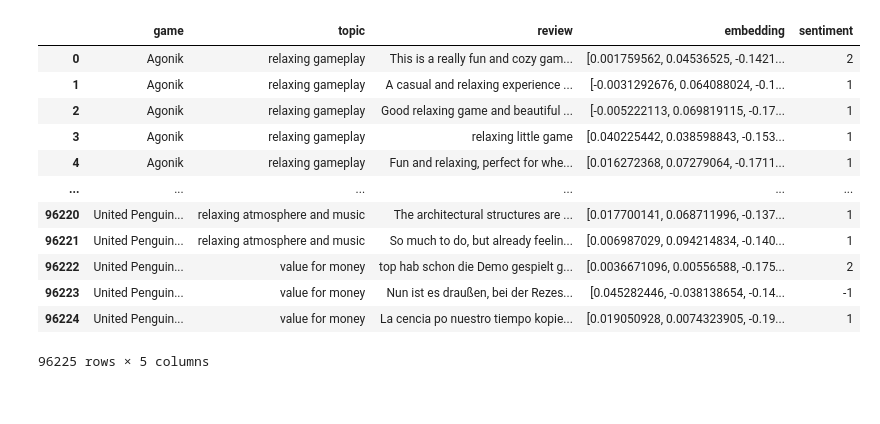
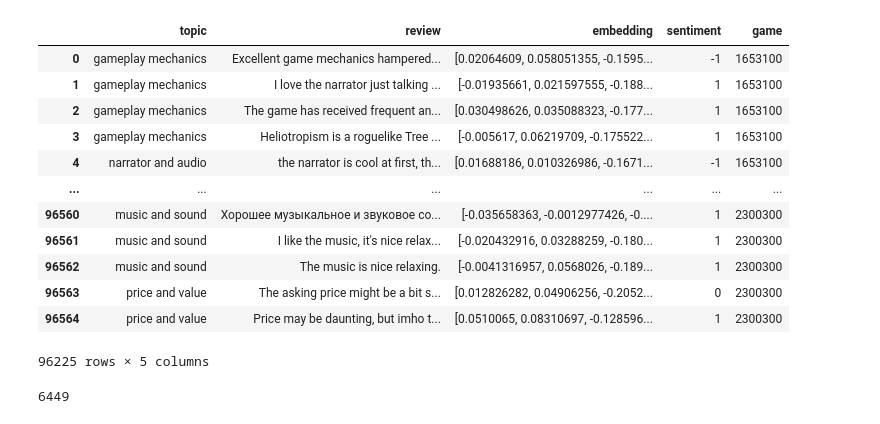
Before and after one commit to rik1599/mth-review-analysis, a Jupyter notebook: queries.ipynb, the cells around one changed output. Drawn from its saved outputs; the diff is of its cells as text; code cells hidden in the pictures.

```diff
--- a/queries.ipynb
+++ b/queries.ipynb
@@ -33,36 +1,39 @@ Name: game, dtype: object
 # %%
+import pandas as pd
+import numpy as np
+import re
+
 df = pd.read_parquet('output/sentiments.parquet')
 
 # Dataset cleaning
 df.dropna(inplace=True)
 df = df[(df['review'].apply(lambda x: re.match(r'^[()\[\]{}\'!,.: ]+$', x) is None)) & (df['review'].apply(lambda x: len(x) > 1))]
 
 df['sentiment'] = df['sentiment'].map({
     'Very Negative': -2,
     'Negative': -1,
     'Neutral': 0,
     'Positive': 1,
     'Very Positive': 2
 })
 
-df.rename(columns={'game': 'SteamID'}, inplace=True)
-
-df = games[['game', 'SteamID']].merge(df, on='SteamID', how='inner').drop(columns=['SteamID'])
+#df.rename(columns={'game': 'SteamID'}, inplace=True)
+#df = games[['game', 'SteamID']].merge(df, on='SteamID', how='inner').drop(columns=['SteamID'])
 df['game'] = df['game'].astype('category')
 
 df
 # %% [output]
-|  | game | topic | review | embedding | sentiment |
-| 0 | Agonik | relaxing gameplay | This is a really fun and cozy gam... | [0.001759562, 0.04536525, -0.1421... | 2 |
-| 1 | Agonik | relaxing gameplay | A casual and relaxing experience ... | [-0.0031292676, 0.064088024, -0.1... | 1 |
-| 2 | Agonik | relaxing gameplay | Good relaxing game and beautiful ... | [-0.005222113, 0.069819115, -0.17... | 1 |
-| 3 | Agonik | relaxing gameplay | relaxing little game | [0.040225442, 0.038598843, -0.153... | 1 |
-| 4 | Agonik | relaxing gameplay | Fun and relaxing, perfect for whe... | [0.016272368, 0.07279064, -0.1711... | 1 |
+|  | topic | review | embedding | sentiment | game |
+| 0 | gameplay mechanics | Excellent game mechanics hampered... | [0.02064609, 0.058051355, -0.1595... | -1 | 1653100 |
+| 1 | gameplay mechanics | I love the narrator just talking ... | [-0.01935661, 0.021597555, -0.188... | 1 | 1653100 |
+| 2 | gameplay mechanics | The game has received frequent an... | [0.030498626, 0.035088323, -0.177... | 1 | 1653100 |
+| 3 | gameplay mechanics | Heliotropism is a roguelike Tree ... | [-0.005617, 0.06219709, -0.175522... | 1 | 1653100 |
+| 4 | narrator and audio | the narrator is cool at first, th... | [0.01688186, 0.010326986, -0.1671... | -1 | 1653100 |
 | ... | ... | ... | ... | ... | ... |
-| 96220 | United Penguin... | relaxing atmosphere and music | The architectural structures are ... | [0.017700141, 0.068711996, -0.137... | 1 |
-| 96221 | United Penguin... | relaxing atmosphere and music | So much to do, but already feelin... | [0.006987029, 0.094214834, -0.140... | 1 |
-| 96222 | United Penguin... | value for money | top hab schon die Demo gespielt g... | [0.0036671096, 0.00556588, -0.175... | 2 |
-| 96223 | United Penguin... | value for money | Nun ist es draußen, bei der Rezes... | [0.045282446, -0.038138654, -0.14... | -1 |
-| 96224 | United Penguin... | value for money | La cencia po nuestro tiempo kopie... | [0.019050928, 0.0074323905, -0.19... | 1 |
+| 96560 | music and sound | Хорошее музыкальное и звуковое со... | [-0.035658363, -0.0012977426, -0.... | 1 | 2300300 |
+| 96561 | music and sound | I like the music, it's nice relax... | [-0.020432916, 0.03288259, -0.180... | 1 | 2300300 |
+| 96562 | music and sound | The music is nice relaxing. | [-0.0041316957, 0.0568026, -0.189... | 1 | 2300300 |
+| 96563 | price and value | The asking price might be a bit s... | [0.012826282, 0.04906256, -0.2052... | 0 | 2300300 |
+| 96564 | price and value | Price may be daunting, but imho t... | [0.0510065, 0.08310697, -0.128596... | 1 | 2300300 |
 96225 rows × 5 columns
 # %%
@@ -88,3 +59,7 @@ citation_embeddings = np.vstack(citations_df['embedding'].values)
 all_topics = pd.read_parquet('output/topics.parquet')
 topics_embeddings = all_topics.values
 all_topics = all_topics.index
+# %%
+len(all_topics)
+# %% [output]
+6449
```
Also changed, not shown: parts of 15 cells of this notebook.
